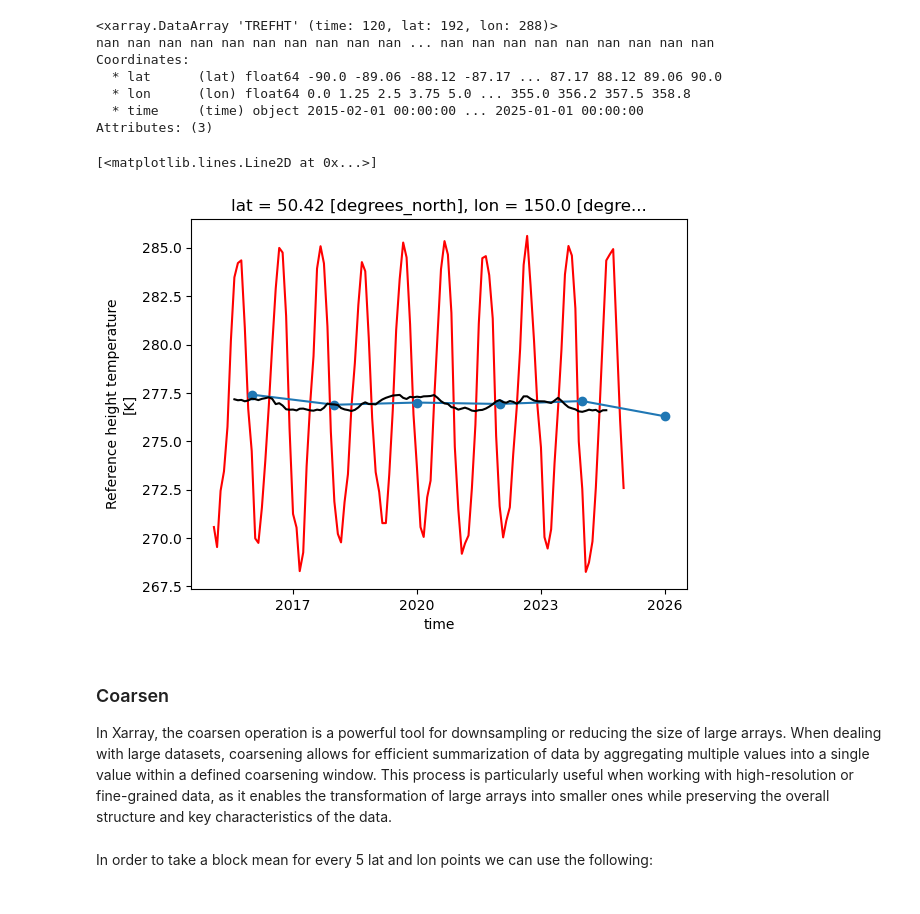
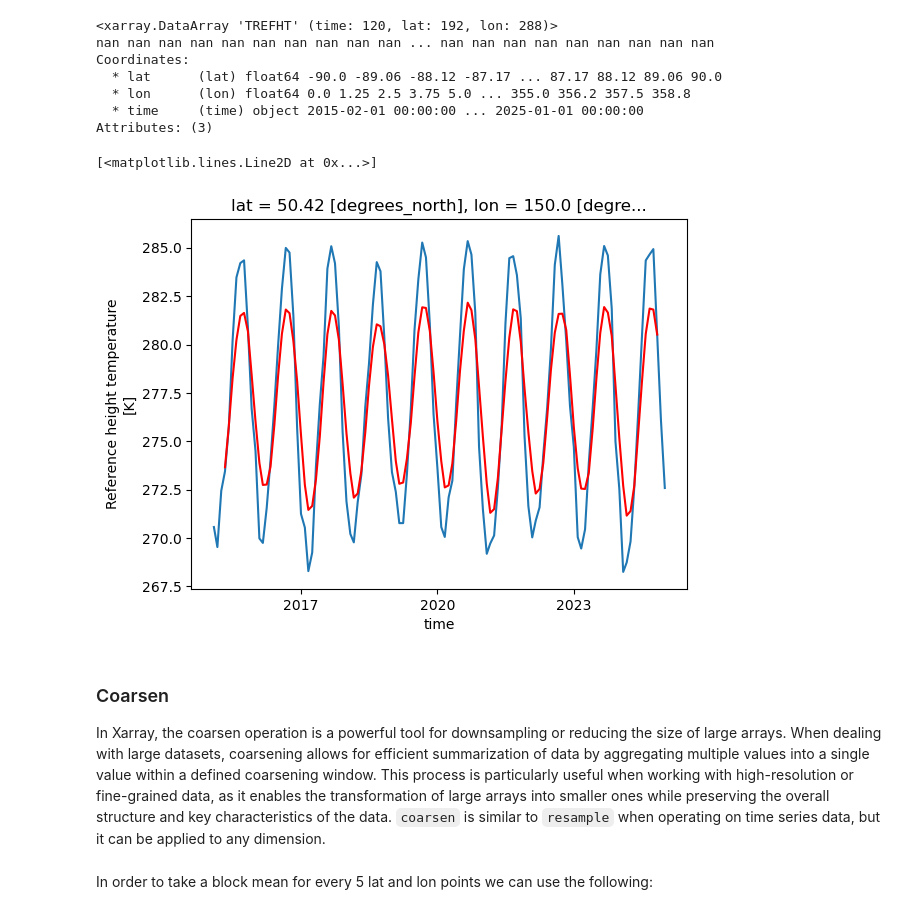
Before and after one commit to NCAR/Xarray-Dask-ESDS-2024, a Jupyter notebook: notebooks/01-xarray-intro.ipynb, the cells around one changed output. Drawn from its saved outputs; the diff is of its cells as text; code cells hidden in the pictures.

```diff
--- a/notebooks/01-xarray-intro.ipynb
+++ b/notebooks/01-xarray-intro.ipynb
@@ -219,0 +191,7 @@ Attributes: (9)
+# %%
+import os
+data_dir = '../data/'
+this_file = os.path.join(data_dir, 'b.e21.BSSP370smbb.f09_g17.LE2-1301.013.cam.h0.TREFHT.201501-202412.nc')
+
+ds = xr.open_dataset(this_file)
+ds
@@ -505,7 +534,7 @@ array([[[248.39987, 248.39989, ..., 248.39989, 248.39989],
   * time     (time) object 2015-02-01 00:00:00 ... 2025-01-01 00:00:00
 Attributes: (3)
 # %%
-tref_rolling = tref.rolling(time=12, center=True).mean()
+tref_rolling = tref.rolling(time=6, center=True).mean()
 tref_rolling
 # %% [output]
 <xarray.DataArray 'TREFHT' (time: 120, lat: 192, lon: 288)>
@@ -516,16 +545,15 @@ Coordinates:
   * time     (time) object 2015-02-01 00:00:00 ... 2025-01-01 00:00:00
 Attributes: (3)
 # %%
-tref.sel(lon=150, lat=50, method='nearest').plot(label='monthly anom', color = 'r')
-tref_resample.sel(lon=150, lat=50, method='nearest').plot(marker='o', label='2 year resample')
-tref_rolling.sel(lon=150, lat=50, method='nearest').plot( label='2 month rolling mean', color='k')
+tref.sel(lon=150, lat=50, method='nearest').plot(label='monthly mean')
+tref_rolling.sel(lon=150, lat=50, method='nearest').plot( label='6 month rolling mean', color='r')
 # %% [output]
 [<matplotlib.lines.Line2D at 0x...>]
-[figure, old version]
+[figure, new version]
 # %% [markdown]
 ### Coarsen
 
-In Xarray, the coarsen operation is a powerful tool for downsampling or reducing the size of large arrays. When dealing with large datasets, coarsening allows for efficient summarization of data by aggregating multiple values into a single value within a defined coarsening window. This process is particularly useful when working with high-resolution or fine-grained data, as it enables the transformation of large arrays into smaller ones while preserving the overall structure and key characteristics of the data.
+In Xarray, the coarsen operation is a powerful tool for downsampling or reducing the size of large arrays. When dealing with large datasets, coarsening allows for efficient summarization of data by aggregating multiple values into a single value within a defined coarsening window. This process is particularly useful when working with high-resolution or fine-grained data, as it enables the transformation of large arrays into smaller ones while preserving the overall structure and key characteristics of the data. `coarsen` is similar to `resample` when operating on time series data, but it can be applied to any dimension.
 # %% [markdown]
 In order to take a block mean for every 5 lat and lon points we can use the following:
 # %%
```
Also changed, not shown: parts of 48 cells of this notebook.
